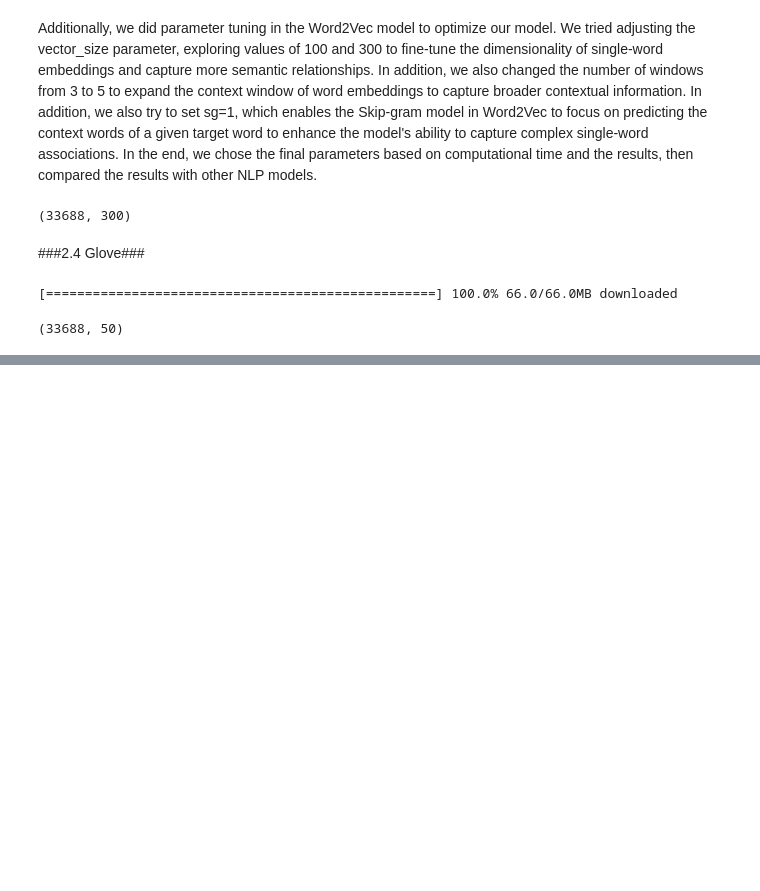
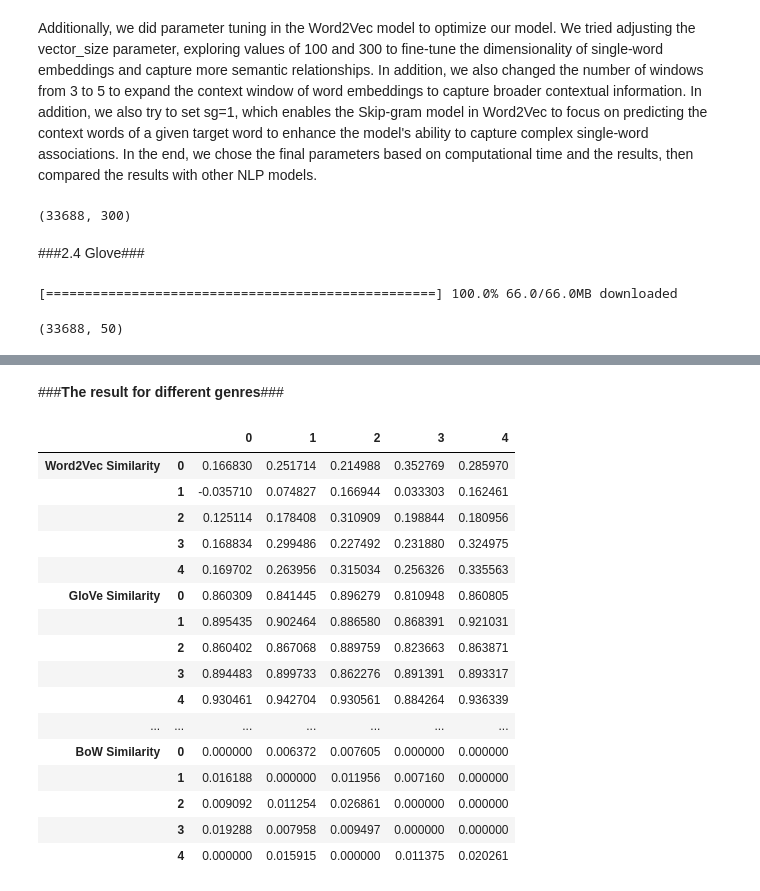
Before and after one commit to bonniyang/ba820, a Jupyter notebook: BA820_TeamProject.ipynb, the cells around one changed output, grey strips where cells are left out. Cells and saved outputs as stored; diff of their text form; code cells hidden in the pictures; blank space fills up the shorter version.

```diff
--- a/BA820_TeamProject.ipynb
+++ b/BA820_TeamProject.ipynb
@@ -651,0 +792,42 @@ def movie_recommendation_glove(movie_id,embeddings):
+# %% [markdown]
+###**The result for different genres**###
+# %%
+# Get the subset for different genres (genre only appears once)
+top_romance = df[df['genres']=='Romance'].head()
+top_thriller = df[df['genres']=='Thriller'].head()
+top_action = df[df['genres']=='Action'].head()
+top_adventure = df[df['genres']=='Adventure'].head()
+top_horror = df[df['genres']=='Horror'].head()
+top_family = df[df['genres']=='Family'].head()
+top_comedy = df[df['genres']=='Comedy'].head()
+# %%
+# Define the similarity function to calculate similarity between different genres
+def similarity(x, y):
+  similarity_results = {}
+  similarity_results['Word2Vec Similarity'] = pd.DataFrame(cosine_similarity(embeddings[x], embeddings[y]))
+  similarity_results['GloVe Similarity'] = pd.DataFrame(cosine_similarity(embeddings_glove[x], embeddings_glove[y]))
+  similarity_results['TFIDF Similarity'] = pd.DataFrame(cosine_similarity(tfidf_transformed[x], tfidf_transformed[y]))
+  similarity_results['BoW Similarity'] = pd.DataFrame(cosine_similarity(ngram_transformed[x], ngram_transformed[y]))
+  result_df = pd.concat(similarity_results.values(), axis=0, keys=similarity_results.keys())
+  return result_df
+# %%
+# Calculate between romance and thriller genres
+similarity(top_romance.index,top_thriller.index)
+# %% [output]
+|  |  | 0 | 1 | 2 | 3 | 4 |
+| Word2Vec Similarity | 0 | 0.166830 | 0.251714 | 0.214988 | 0.352769 | 0.285970 |
+|  | 1 | -0.035710 | 0.074827 | 0.166944 | 0.033303 | 0.162461 |
+|  | 2 | 0.125114 | 0.178408 | 0.310909 | 0.198844 | 0.180956 |
+|  | 3 | 0.168834 | 0.299486 | 0.227492 | 0.231880 | 0.324975 |
+|  | 4 | 0.169702 | 0.263956 | 0.315034 | 0.256326 | 0.335563 |
+| GloVe Similarity | 0 | 0.860309 | 0.841445 | 0.896279 | 0.810948 | 0.860805 |
+|  | 1 | 0.895435 | 0.902464 | 0.886580 | 0.868391 | 0.921031 |
+|  | 2 | 0.860402 | 0.867068 | 0.889759 | 0.823663 | 0.863871 |
+|  | 3 | 0.894483 | 0.899733 | 0.862276 | 0.891391 | 0.893317 |
+|  | 4 | 0.930461 | 0.942704 | 0.930561 | 0.884264 | 0.936339 |
+| ... | ... | ... | ... | ... | ... | ... |
+| BoW Similarity | 0 | 0.000000 | 0.006372 | 0.007605 | 0.000000 | 0.000000 |
+|  | 1 | 0.016188 | 0.000000 | 0.011956 | 0.007160 | 0.000000 |
+|  | 2 | 0.009092 | 0.011254 | 0.026861 | 0.000000 | 0.000000 |
+|  | 3 | 0.019288 | 0.007958 | 0.009497 | 0.000000 | 0.000000 |
+|  | 4 | 0.000000 | 0.015915 | 0.000000 | 0.011375 | 0.020261 |
```
Also changed, not shown: parts of 21 cells of this notebook.
